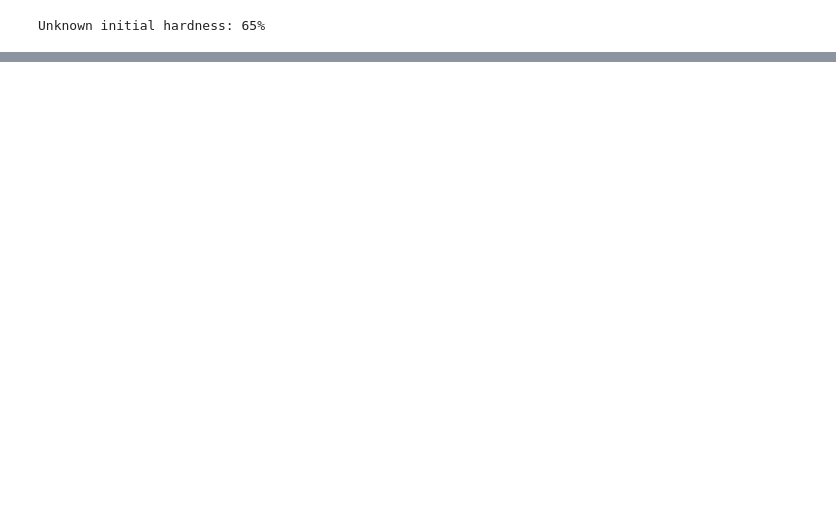
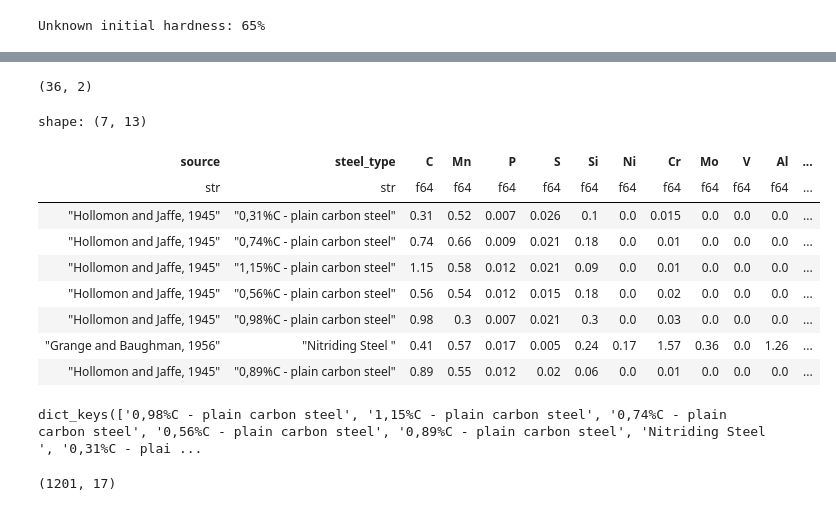
Before and after one commit to Nate-Sheibley/Mild-Steel-Tempering, a Jupyter notebook: 1-exploration_and_cleaning.ipynb, the cells around one changed output, grey strips where cells are left out. Saved outputs shown, nothing was run; the diff lists cells and outputs as text; code cells hidden in the pictures; blank space fills up the shorter version.

```diff
--- a/1-exploration_and_cleaning.ipynb
+++ b/1-exploration_and_cleaning.ipynb
@@ -157,0 +218,23 @@ Unknown initial hardness: 65%
+# %%
+steel_identifiers = ["steel_type", "source"]
+df_clean[steel_identifiers].unique().shape
+# %% [output]
+(36, 2)
+# %%
+not_searchable = df_clean[steel_identifiers].unique().filter(pl.col('steel_type').str.contains("AISI").not_())
+# %%
+df_not_searchable = df_clean.join(not_searchable, on=steel_identifiers, how="inner")
+# %%
+df_not_searchable_alloy_ele = df_not_searchable.select(["source", "steel_type", "C", "Mn", "P", "S", "Si", "Ni", "Cr", "Mo", "V", "Al", "Cu"]).unique()
+df_not_searchable_alloy_ele
+# %% [output]
+shape: (7, 13)
+| source | steel_type | C | Mn | P | S | Si | Ni | Cr | Mo | V | Al | ... |
+| str | str | f64 | f64 | f64 | f64 | f64 | f64 | f64 | f64 | f64 | f64 | ... |
+| "Hollomon and Jaffe, 1945" | "0,31%C - plain carbon steel" | 0.31 | 0.52 | 0.007 | 0.026 | 0.1 | 0.0 | 0.015 | 0.0 | 0.0 | 0.0 | ... |
+| "Hollomon and Jaffe, 1945" | "0,74%C - plain carbon steel" | 0.74 | 0.66 | 0.009 | 0.021 | 0.18 | 0.0 | 0.01 | 0.0 | 0.0 | 0.0 | ... |
+| "Hollomon and Jaffe, 1945" | "1,15%C - plain carbon steel" | 1.15 | 0.58 | 0.012 | 0.021 | 0.09 | 0.0 | 0.01 | 0.0 | 0.0 | 0.0 | ... |
+| "Hollomon and Jaffe, 1945" | "0,56%C - plain carbon steel" | 0.56 | 0.54 | 0.012 | 0.015 | 0.18 | 0.0 | 0.02 | 0.0 | 0.0 | 0.0 | ... |
+| "Hollomon and Jaffe, 1945" | "0,98%C - plain carbon steel" | 0.98 | 0.3 | 0.007 | 0.021 | 0.3 | 0.0 | 0.03 | 0.0 | 0.0 | 0.0 | ... |
+| "Grange and Baughman, 1956" | "Nitriding Steel " | 0.41 | 0.57 | 0.017 | 0.005 | 0.24 | 0.17 | 1.57 | 0.36 | 0.0 | 1.26 | ... |
+| "Hollomon and Jaffe, 1945" | "0,89%C - plain carbon steel" | 0.89 | 0.55 | 0.012 | 0.02 | 0.06 | 0.0 | 0.01 | 0.0 | 0.0 | 0.0 | ... |
@@ -157,0 +249,9 @@ Unknown initial hardness: 65%
+# %%
+dict_rename_bad.keys()
+# %% [output]
+dict_keys(['0,98%C - plain carbon steel', '1,15%C - plain carbon steel', '0,74%C - plain carbon steel', '0,56%C - plain carbon steel', '0,89%C - plain carbon steel', 'Nitriding Steel ', '0,31%C - plai ...
+# %%
+df_searchable = df_clean.filter(pl.col('steel_type').is_in(['0,98%C - plain carbon steel', '1,15%C - plain carbon steel', '0,56%C - plain carbon steel', '0,89%C - plain carbon steel', 'Nitriding Steel ', '0,31%C - plain carbon steel']).not_())
+df_searchable.shape
+# %% [output]
+(1201, 17)
```
Also changed, not shown: parts of 11 cells of this notebook, 5 other files.
